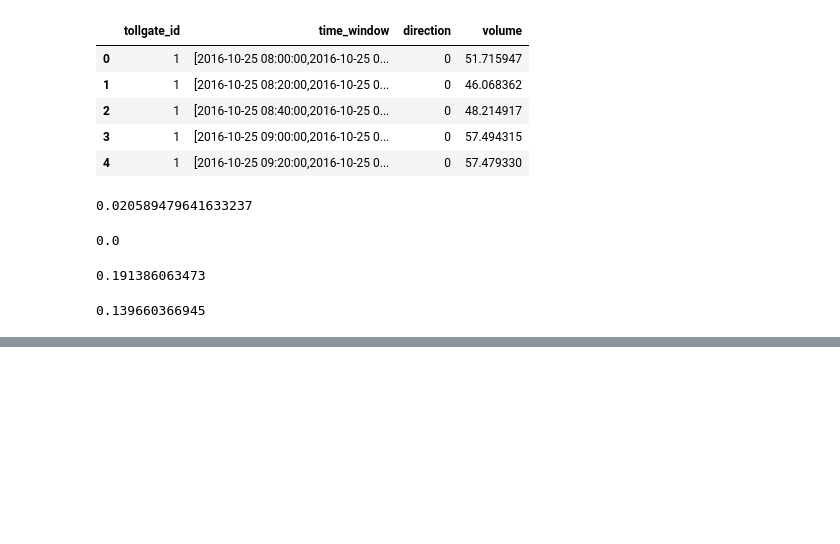
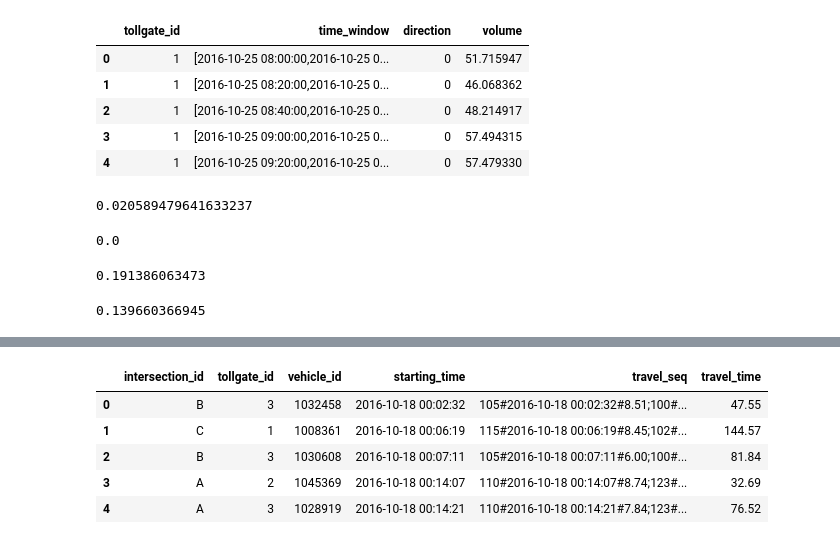
Before and after one commit to Ethan-hey/kdd_cup_2017, a Jupyter notebook: Build Model.ipynb, the cells around one changed output, grey strips where cells are left out. Cells and saved outputs as stored; diff of their text form; code cells hidden in the pictures; blank space fills up the shorter version.

```diff
--- a/Build Model.ipynb
+++ b/Build Model.ipynb
@@ -674,0 +741,9 @@ old_sub_vwt['window_time_formatted'][0]
+# %%
+vol_test.head()
+# %% [output]
+|  | intersection_id | tollgate_id | vehicle_id | starting_time | travel_seq | travel_time |
+| 0 | B | 3 | 1032458 | 2016-10-18 00:02:32 | 105#2016-10-18 00:02:32#8.51;100#... | 47.55 |
+| 1 | C | 1 | 1008361 | 2016-10-18 00:06:19 | 115#2016-10-18 00:06:19#8.45;102#... | 144.57 |
+| 2 | B | 3 | 1030608 | 2016-10-18 00:07:11 | 105#2016-10-18 00:07:11#6.00;100#... | 81.84 |
+| 3 | A | 2 | 1045369 | 2016-10-18 00:14:07 | 110#2016-10-18 00:14:07#8.74;123#... | 32.69 |
+| 4 | A | 3 | 1028919 | 2016-10-18 00:14:21 | 110#2016-10-18 00:14:21#7.84;123#... | 76.52 |
```
Also changed, not shown: parts of 26 cells of this notebook, 6 other files.
